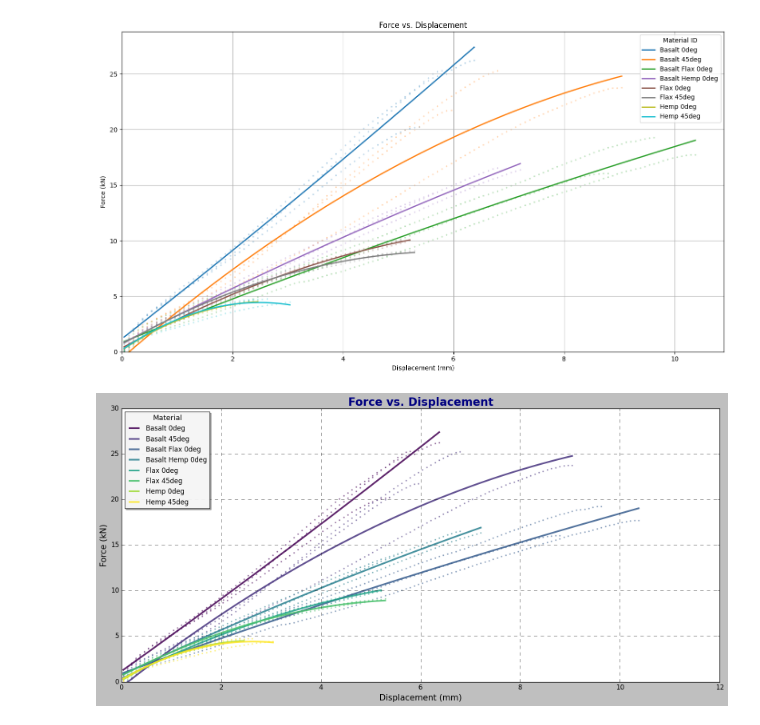
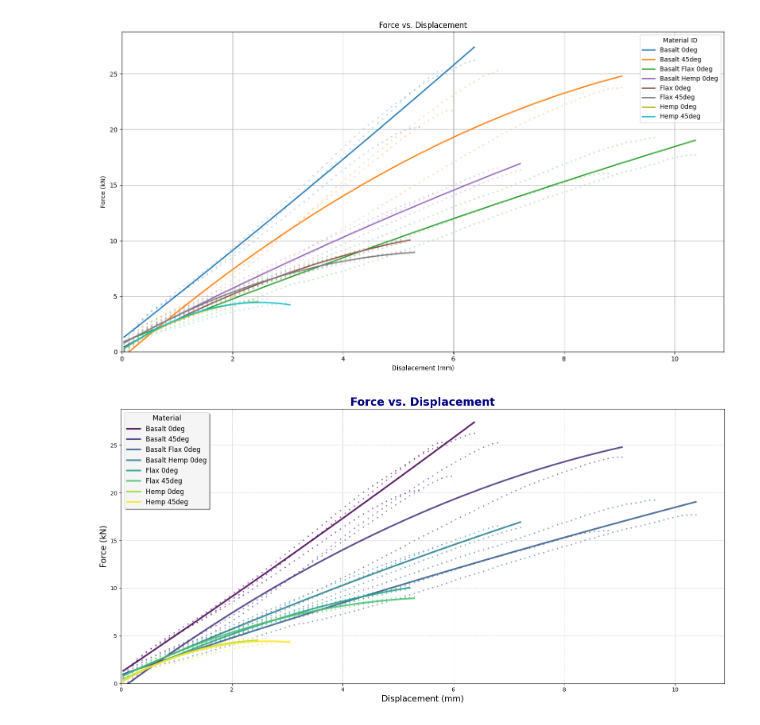
Before and after one commit to jamesbardin/ts_t, a Jupyter notebook: trevor.ipynb, the cells around one changed output. Drawn from its saved outputs; the diff is of its cells as text; code cells hidden in the pictures.

```diff
--- a/trevor.ipynb
+++ b/trevor.ipynb
@@ -278,41 +278,41 @@ import numpy as np
 import matplotlib.pyplot as plt
 from scipy.stats import linregress
 
-plt.style.use('classic')  # Use a more sophisticated style
+plt.style.use('default')  # Use a more sophisticated style
 
 unique_materials = combined_df['Material_ID'].unique()
 colors = plt.cm.viridis(np.linspace(0, 1, len(unique_materials)))  # Use viridis colormap
 
 color_map = dict(zip(unique_materials, colors))
 
 plt.figure(figsize=(16, 8), dpi=100)  # Increased figure size and resolution
 plt.title('Force vs. Displacement', fontsize=20, fontweight='bold', color='navy')
 plt.xlabel('Displacement (mm)', fontsize=15)
 plt.ylabel('Force (kN)', fontsize=15)
 plt.grid(True, which='both', linestyle='--', linewidth=0.5)  # Improved grid visibility
 
 # Plot all data points with enhanced styles
 for material_id in unique_materials:
     material_data = combined_df[combined_df['Material_ID'] == material_id]
     plt.scatter(material_data['Displacement'], material_data['Force'], color=color_map[material_id], alpha=0.6, s=10, edgecolor='w')
 
     p = np.polynomial.Polynomial.fit(material_data['Displacement'], material_data['Force'], 2)
     x = np.linspace(material_data['Displacement'].min(), material_data['Displacement'].max(), 100)
     y = p(x)
     plt.plot(x, y, color=color_map[material_id], linewidth=3, label=f'{material_id}', alpha=0.85)  # Increased line visibility
 
 handles, labels = plt.gca().get_legend_handles_labels()
 by_label = dict(zip(labels, handles))
 legend = plt.legend(by_label.values(), by_label.keys(), title="Material", fontsize=12, title_fontsize='13', loc='best', shadow=True)
 legend.get_frame().set_alpha(0.9)  # Semi-transparent legend
 
 plt.xlim(0)
 plt.ylim(0)
 plt.tight_layout()
 plt.savefig('figs/scatter_with_fitting_line_per_material_sexy.png')
 plt.show()
 # %% [output]
-[figure, old version]
+[figure, new version]
 # %%
 import seaborn as sns
 
```
Also changed, not shown: parts of 4 cells of this notebook.
